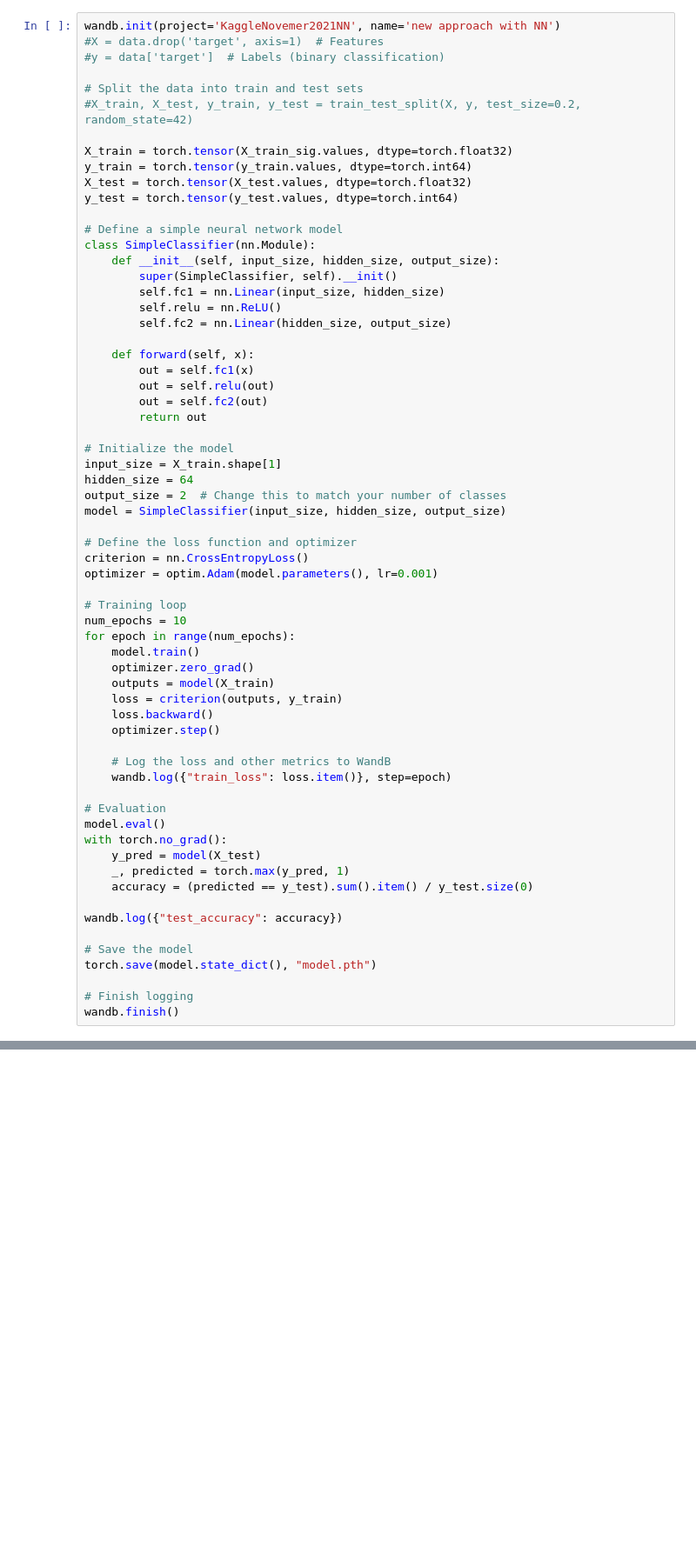
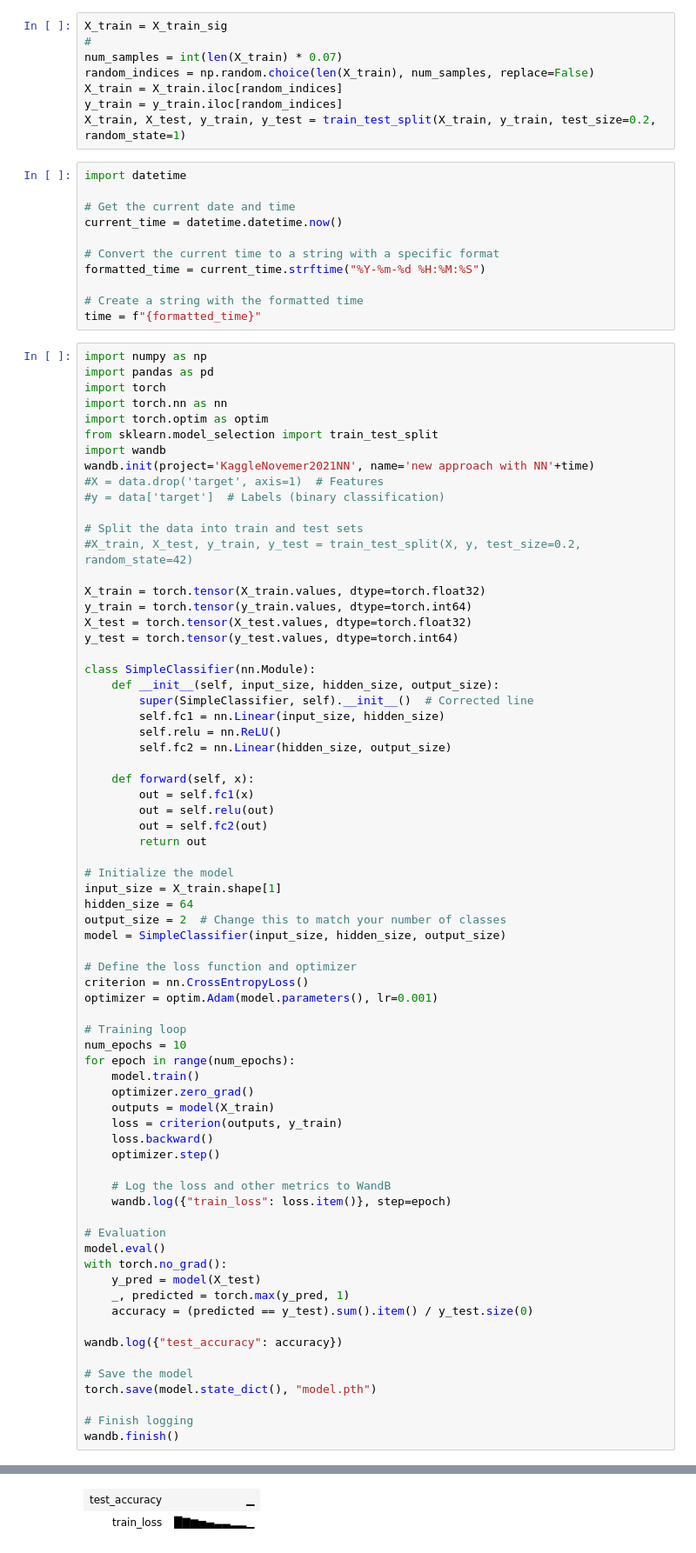
Before and after one commit to AlexisN2002/BProject, a Jupyter notebook: november2021nn.ipynb, the cells around one changed output, grey strips where cells are left out. Shown at 87% size. Drawn from its saved outputs; the diff is of its cells as text; blank space fills up the shorter version.

Commit message:
Kaggle Notebook | November2021NN | Version 2

```diff
--- a/november2021nn.ipynb
+++ b/november2021nn.ipynb
@@ -80,20 +135,45 @@ print(X_train_sig)
+# %%
+X_train = X_train_sig
+#
+num_samples = int(len(X_train) * 0.07)
+random_indices = np.random.choice(len(X_train), num_samples, replace=False)
+X_train = X_train.iloc[random_indices]
+y_train = y_train.iloc[random_indices]
+X_train, X_test, y_train, y_test = train_test_split(X_train, y_train, test_size=0.2, random_state=1)
+# %%
+import datetime
+
+# Get the current date and time
+current_time = datetime.datetime.now()
+
+# Convert the current time to a string with a specific format
+formatted_time = current_time.strftime("%Y-%m-%d %H:%M:%S")
+
+# Create a string with the formatted time
+time = f"{formatted_time}"
 # %%
-wandb.init(project='KaggleNovemer2021NN', name='new approach with NN')
+import numpy as np
+import pandas as pd
+import torch
+import torch.nn as nn
+import torch.optim as optim
+from sklearn.model_selection import train_test_split
+import wandb
+wandb.init(project='KaggleNovemer2021NN', name='new approach with NN'+time)
 #X = data.drop('target', axis=1)  # Features
 #y = data['target']  # Labels (binary classification)
 
 # Split the data into train and test sets
 #X_train, X_test, y_train, y_test = train_test_split(X, y, test_size=0.2, random_state=42)
 
-X_train = torch.tensor(X_train_sig.values, dtype=torch.float32)
+X_train = torch.tensor(X_train.values, dtype=torch.float32)
 y_train = torch.tensor(y_train.values, dtype=torch.int64)
 X_test = torch.tensor(X_test.values, dtype=torch.float32)
 y_test = torch.tensor(y_test.values, dtype=torch.int64)
 
-# Define a simple neural network model
 class SimpleClassifier(nn.Module):
     def __init__(self, input_size, hidden_size, output_size):
-        super(SimpleClassifier, self).__init()
+        super(SimpleClassifier, self).__init__()  # Corrected line
         self.fc1 = nn.Linear(input_size, hidden_size)
         self.relu = nn.ReLU()
         self.fc2 = nn.Linear(hidden_size, output_size)
@@ -141,3 +221,4 @@ torch.save(model.state_dict(), "model.pth")
 
 # Finish logging
 wandb.finish()
+# %% [output]
@@ -143,0 +233,2 @@ wandb.finish()
+| test_accuracy | ▁ |
+| train_loss | █▇▆▅▄▃▃▂▂▁ |
```
Also changed, not shown: parts of 6 cells of this notebook.
